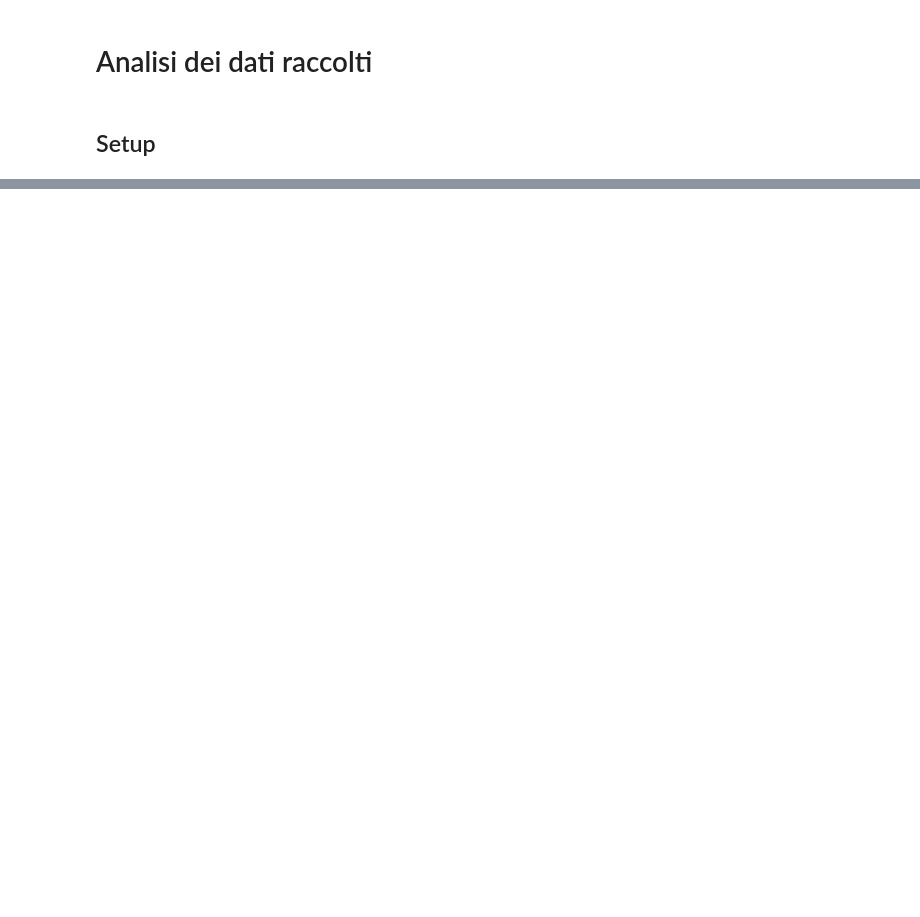
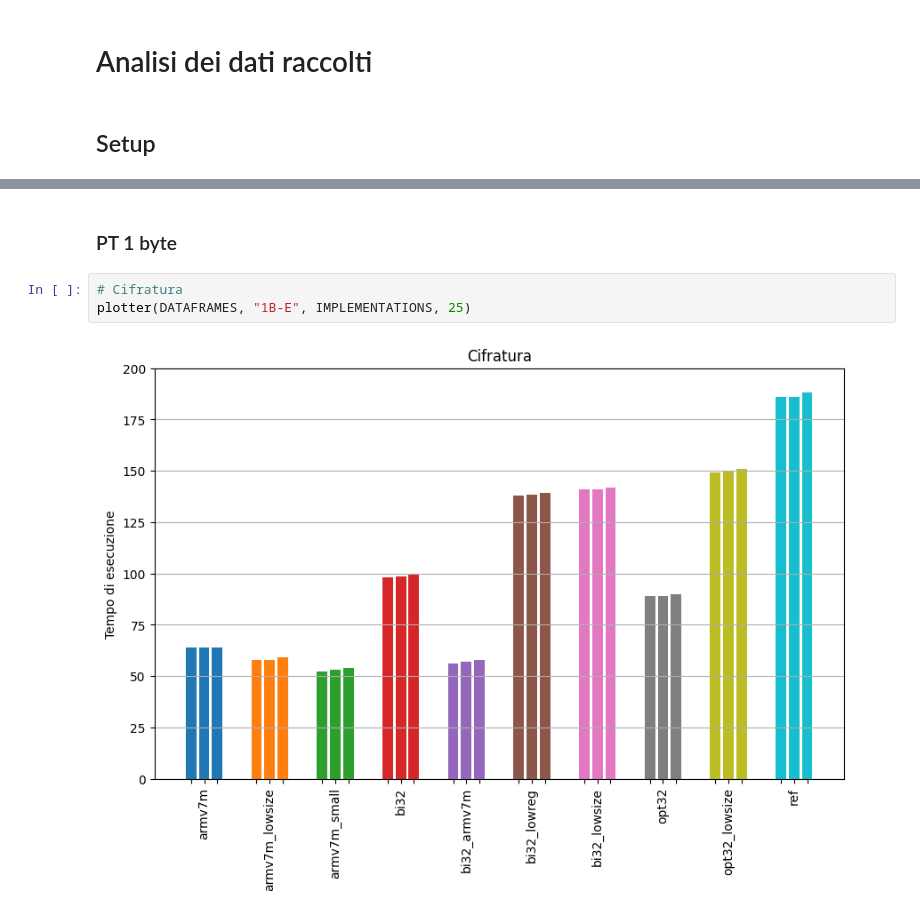
Before and after one commit to MattiaOldani/Tirocinio-ASCON, a Jupyter notebook: arduino/crypto_aead/notebook/ascon128av12.ipynb, the cells around one changed output, grey strips where cells are left out. Drawn from its saved outputs; the diff is of its cells as text; blank space fills up the shorter version.

```diff
--- a/arduino/crypto_aead/notebook/ascon128av12.ipynb
+++ b/arduino/crypto_aead/notebook/ascon128av12.ipynb
@@ -1027,0 +79,7 @@ Varianza: 0.007991991991991989
+# %% [markdown]
+### PT 1 byte
+# %%
+# Cifratura
+plotter(DATAFRAMES, "1B-E", IMPLEMENTATIONS, 25)
+# %% [output]
+[figure, added]
```
Also changed, not shown: parts of 132 cells of this notebook, 3 other files.
